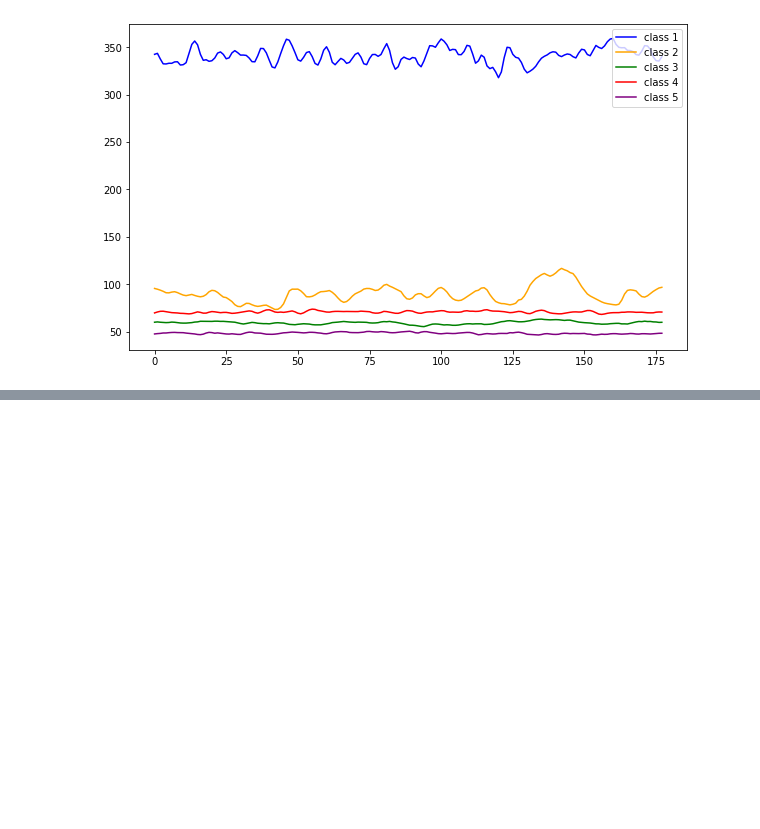
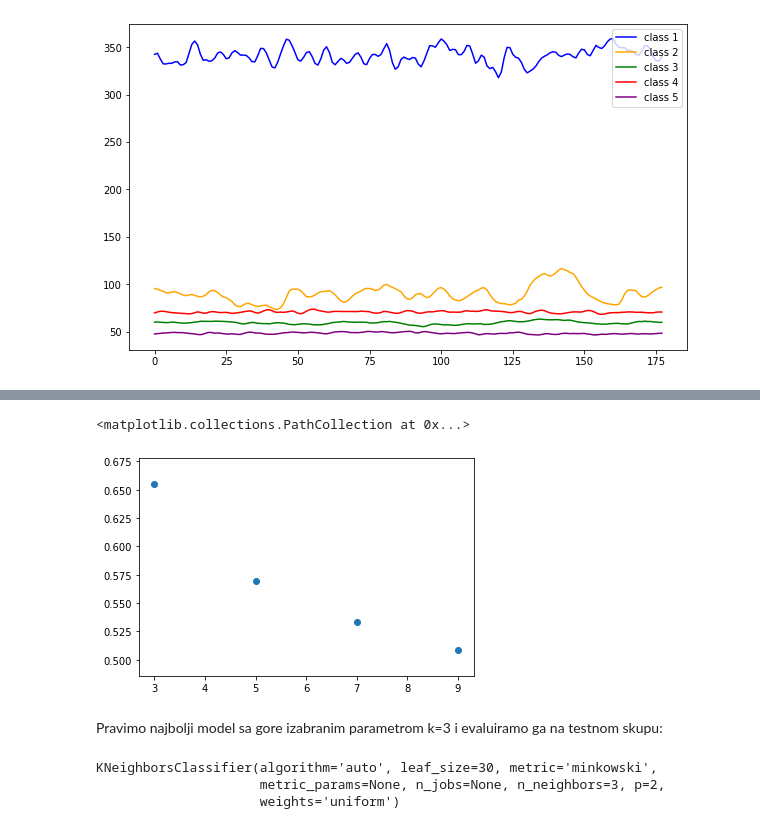
Before and after one commit to Vildana96/Projects, a Jupyter notebook: main.ipynb, the cells around one changed output, grey strips where cells are left out. Cells and saved outputs as stored; diff of their text form; code cells hidden in the pictures; blank space fills up the shorter version.

```diff
--- a/main.ipynb
+++ b/main.ipynb
@@ -138,0 +200,14 @@ ucitati raw datu i napraviti chunkove
+# %%
+plt.scatter(grid.param_grid.values(), grid.cv_results_['mean_train_score'])
+# %% [output]
+<matplotlib.collections.PathCollection at 0x...>
+[figure, added]
+# %% [markdown]
+Pravimo najbolji model sa gore izabranim parametrom k=3 i evaluiramo ga na testnom skupu:
+# %%
+best_model = KNeighborsClassifier(n_neighbors=grid.best_params_['n_neighbors'])
+best_model.fit(X_train, y_train)
+# %% [output]
+KNeighborsClassifier(algorithm='auto', leaf_size=30, metric='minkowski',
+                     metric_params=None, n_jobs=None, n_neighbors=3, p=2,
+                     weights='uniform')
```
Also changed, not shown: parts of 31 cells of this notebook.
